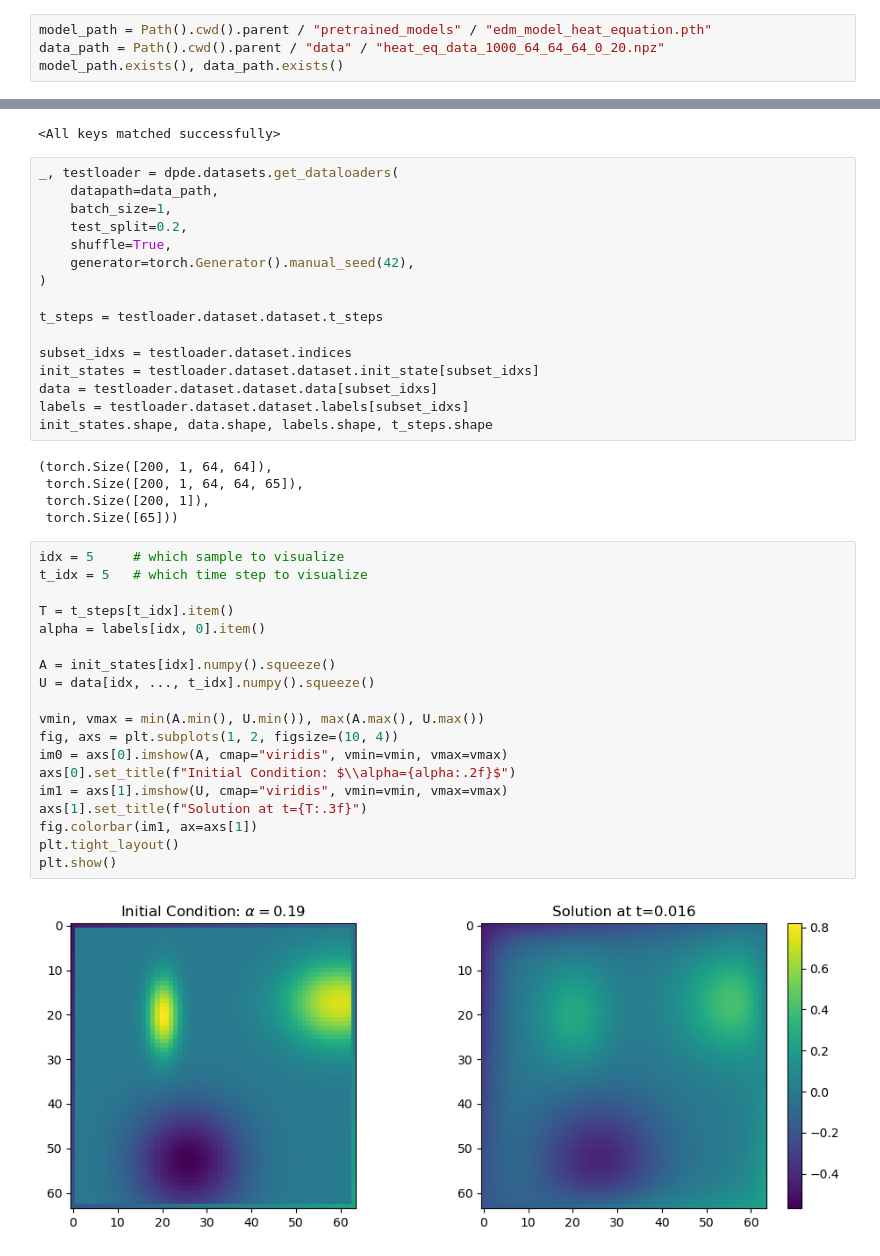
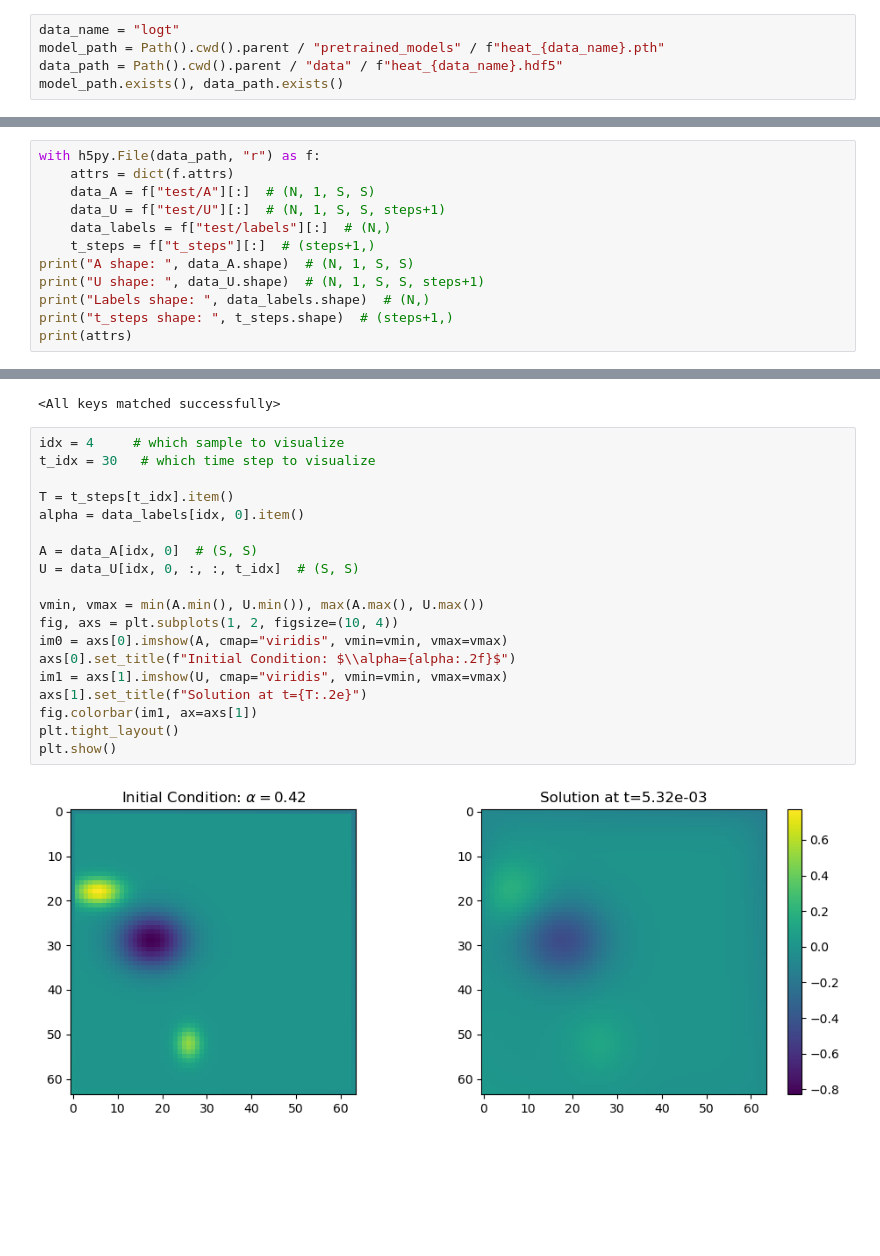
Before and after one commit to cmt-dtu-energy/dynamical-pde-diffusion, a Jupyter notebook: notebooks/01_heat_model.ipynb, the cells around one changed output, grey strips where cells are left out. Drawn from its saved outputs; the diff is of its cells as text; blank space fills up the shorter version.

Commit message:
fixed pde loss issue in sampling, moved to hdf5 filesystem for datasets

```diff
--- a/notebooks/01_heat_model.ipynb
+++ b/notebooks/01_heat_model.ipynb
@@ -10,8 +12,21 @@ from torch.utils.data import Subset
 
 from pathlib import Path
 # %%
-model_path = Path().cwd().parent / "pretrained_models" / "edm_model_heat_equation.pth"
-data_path = Path().cwd().parent / "data" / "heat_eq_data_1000_64_64_64_0_20.npz"
+data_name = "logt"
+model_path = Path().cwd().parent / "pretrained_models" / f"heat_{data_name}.pth"
+data_path = Path().cwd().parent / "data" / f"heat_{data_name}.hdf5"
 model_path.exists(), data_path.exists()
 # %% [output]
 (True, True)
+# %%
+with h5py.File(data_path, "r") as f:
+    attrs = dict(f.attrs)
+    data_A = f["test/A"][:]  # (N, 1, S, S)
+    data_U = f["test/U"][:]  # (N, 1, S, S, steps+1)
+    data_labels = f["test/labels"][:]  # (N,)
+    t_steps = f["t_steps"][:]  # (steps+1,)
+print("A shape: ", data_A.shape)  # (N, 1, S, S)
+print("U shape: ", data_U.shape)  # (N, 1, S, S, steps+1)
+print("Labels shape: ", data_labels.shape)  # (N,)
+print("t_steps shape: ", t_steps.shape)  # (steps+1,)
+print(attrs)
@@ -30,48 +51,27 @@ edm.to(device)
 edm.load_state_dict(torch.load(model_path, weights_only=True))
 # %% [output]
 <All keys matched successfully>
-# %%
-_, testloader = dpde.datasets.get_dataloaders(
-    datapath=data_path,
-    batch_size=1,
-    test_split=0.2,
-    shuffle=True,
-    generator=torch.Generator().manual_seed(42),
-)
-
-t_steps = testloader.dataset.dataset.t_steps
-
-subset_idxs = testloader.dataset.indices
-init_states = testloader.dataset.dataset.init_state[subset_idxs]
-data = testloader.dataset.dataset.data[subset_idxs]
-labels = testloader.dataset.dataset.labels[subset_idxs]
-init_states.shape, data.shape, labels.shape, t_steps.shape
-# %% [output]
-(torch.Size([200, 1, 64, 64]),
- torch.Size([200, 1, 64, 64, 65]),
- torch.Size([200, 1]),
- torch.Size([65]))
 # %%
-idx = 5     # which sample to visualize
-t_idx = 5   # which time step to visualize
+idx = 4     # which sample to visualize
+t_idx = 30   # which time step to visualize
 
 T = t_steps[t_idx].item()
-alpha = labels[idx, 0].item()
+alpha = data_labels[idx, 0].item()
 
-A = init_states[idx].numpy().squeeze()
-U = data[idx, ..., t_idx].numpy().squeeze()
+A = data_A[idx, 0]  # (S, S)
+U = data_U[idx, 0, :, :, t_idx]  # (S, S)
 
 vmin, vmax = min(A.min(), U.min()), max(A.max(), U.max())
 fig, axs = plt.subplots(1, 2, figsize=(10, 4))
 im0 = axs[0].imshow(A, cmap="viridis", vmin=vmin, vmax=vmax)
 axs[0].set_title(f"Initial Condition: $\\alpha={alpha:.2f}$")
 im1 = axs[1].imshow(U, cmap="viridis", vmin=vmin, vmax=vmax)
-axs[1].set_title(f"Solution at t={T:.3f}")
+axs[1].set_title(f"Solution at t={T:.2e}")
 fig.colorbar(im1, ax=axs[1])
 plt.tight_layout()
 plt.show()
 # %% [output]
-[figure, old version]
+[figure, new version]
 # %%
 obs_a = torch.tensor(A)
 obs_u = torch.tensor(U)
```
Also changed, not shown: parts of 5 cells of this notebook, 12 other files.
